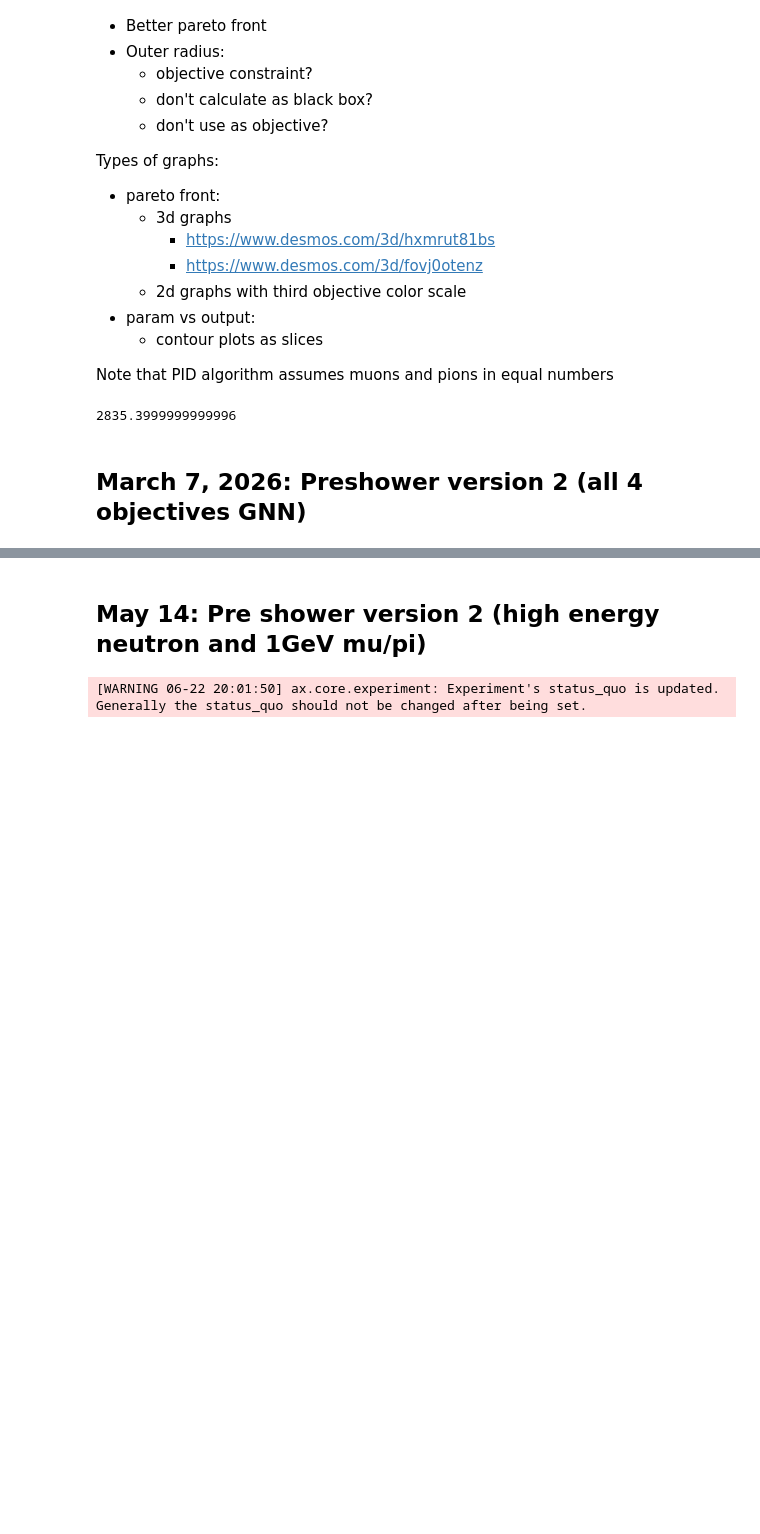
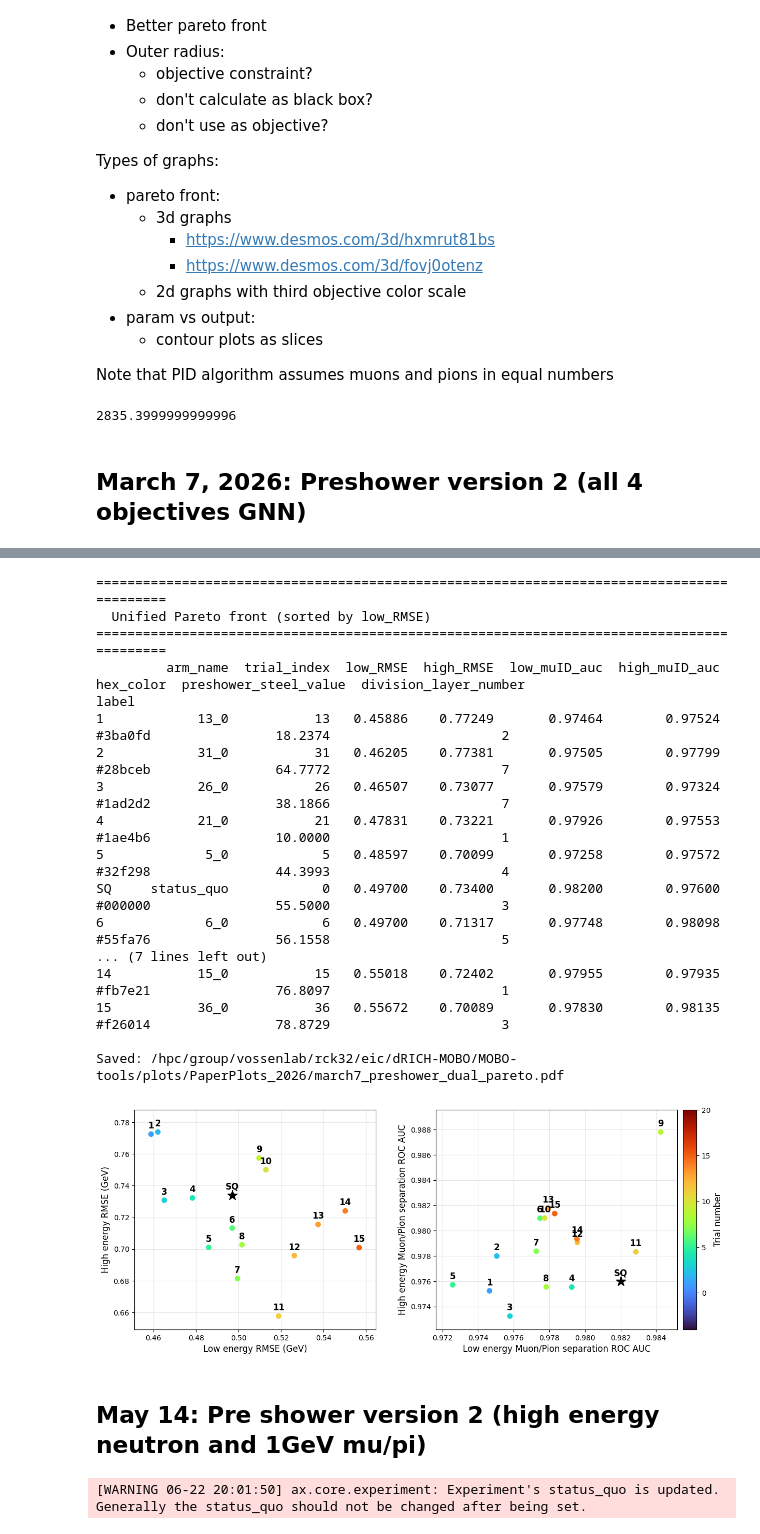
Before and after one commit to aid2e/dRICH-MOBO, a Jupyter notebook: MOBO-tools/mobo_analysis.ipynb, the cells around one changed output, grey strips where cells are left out. Saved outputs shown, nothing was run; the diff lists cells and outputs as text; code cells hidden in the pictures; blank space fills up the shorter version.

Commit message:
using pareto_labeler.py in mobo_analysis.ipynb

```diff
--- a/MOBO-tools/mobo_analysis.ipynb
+++ b/MOBO-tools/mobo_analysis.ipynb
@@ -80,7 +81,7 @@ class PlotGenerator:
     def __init__(self,experiment_dir, experiment_info):
         self.experiment_dir = experiment_dir
         self.experiment_info = experiment_info
-        self.zoom = "loose"
+        self.zoom = "tight"
         if(self.zoom == "loose"):
             self.plot_dir = "/hpc/group/vossenlab/rck32/eic/dRICH-MOBO/MOBO-tools/plots/PaperPlots_wide_axes/" #loose
         else:
@@ -174,7 +175,17 @@ class PlotGenerator:
             'low_RMSE_pareto_may_8' : [0.41,0.56],
             'low_RMSE_slice_may_8' : [0.44,0.86],
             'high_RMSE_pareto_may_8' : [0.64,0.86],
-            'high_RMSE_slice_may_8' : [0.64,0.825]
+            'high_RMSE_slice_may_8' : [0.64,0.825],
+
+            # March 8
+            'low_RMSE_pareto_march_7' : [0.45, 0.60],
+            'low_RMSE_slice_march_7' : [0.45, 0.60],
+            'high_RMSE_pareto_march_7' : [0.65,0.8],
+            'high_RMSE_slice_march_7' : [0.65,0.8],
+            'low_muID_auc_pareto_march_7' : [0.97,0.99],
+            'low_muID_auc_slice_march_7' : [0.97,0.99],
+            'high_muID_auc_pareto_march_7' : [0.97, 0.99],
+            'high_muID_auc_slice_march_7' : [0.97, 0.99]
         }
 
         self.axes_lims_param_dict = {
@@ -306,6 +317,40 @@ pareto_front_report = interact_pareto_frontier(observed_frontiers)
 render(pareto_front_report)
 # %% [output]
 [interactive output not drawn]
+# %%
+# importlib.reload(pareto_labeler)
+import pareto_labeler
+from pareto_labeler import label_pareto_fronts,plot_dual_pareto
+
+# df = plot_dual_pareto(pg_march7_2026, cmap = "turbo",color_pad=5)
+
+# Or save to PDF:
+df = plot_dual_pareto(pg_march7_2026, save_path="/hpc/group/vossenlab/rck32/eic/dRICH-MOBO/MOBO-tools/plots/PaperPlots_2026/march7_preshower_dual_pareto.pdf", cmap = "turbo",color_pad=5)
+
+# Basic usage — shows plots inline and prints tables
+# tables = label_pareto_fronts(pg_march7_2026, cmap="turbo", color_pad=5)
+
+# Optional: save labeled PDFs to a directory
+# tables = label_pareto_fronts(pg_march7_2026, save_dir="/path/to/output/")
+# %% [output]
+==========================================================================================
+  Unified Pareto front (sorted by low_RMSE)
+==========================================================================================
+         arm_name  trial_index  low_RMSE  high_RMSE  low_muID_auc  high_muID_auc hex_color  preshower_steel_value  division_layer_number
+label
+1            13_0           13   0.45886    0.77249       0.97464        0.97524   #3ba0fd                18.2374                      2
+2            31_0           31   0.46205    0.77381       0.97505        0.97799   #28bceb                64.7772                      7
+3            26_0           26   0.46507    0.73077       0.97579        0.97324   #1ad2d2                38.1866                      7
+4            21_0           21   0.47831    0.73221       0.97926        0.97553   #1ae4b6                10.0000                      1
+5             5_0            5   0.48597    0.70099       0.97258        0.97572   #32f298                44.3993                      4
+SQ     status_quo            0   0.49700    0.73400       0.98200        0.97600   #000000                55.5000                      3
+6             6_0            6   0.49700    0.71317       0.97748        0.98098   #55fa76                56.1558                      5
+... (7 lines left out)
+14           15_0           15   0.55018    0.72402       0.97955        0.97935   #fb7e21                76.8097                      1
+15           36_0           36   0.55672    0.70089       0.97830        0.98135   #f26014                78.8729                      3
+
+Saved: /hpc/group/vossenlab/rck32/eic/dRICH-MOBO/MOBO-tools/plots/PaperPlots_2026/march7_preshower_dual_pareto.pdf
+[figure, added]
 # %% [markdown]
 ## May 14: Pre shower version 2 (high energy neutron and 1GeV mu/pi)
 # %%
```
Also changed, not shown: parts of 2 cells of this notebook, 1 other file.
